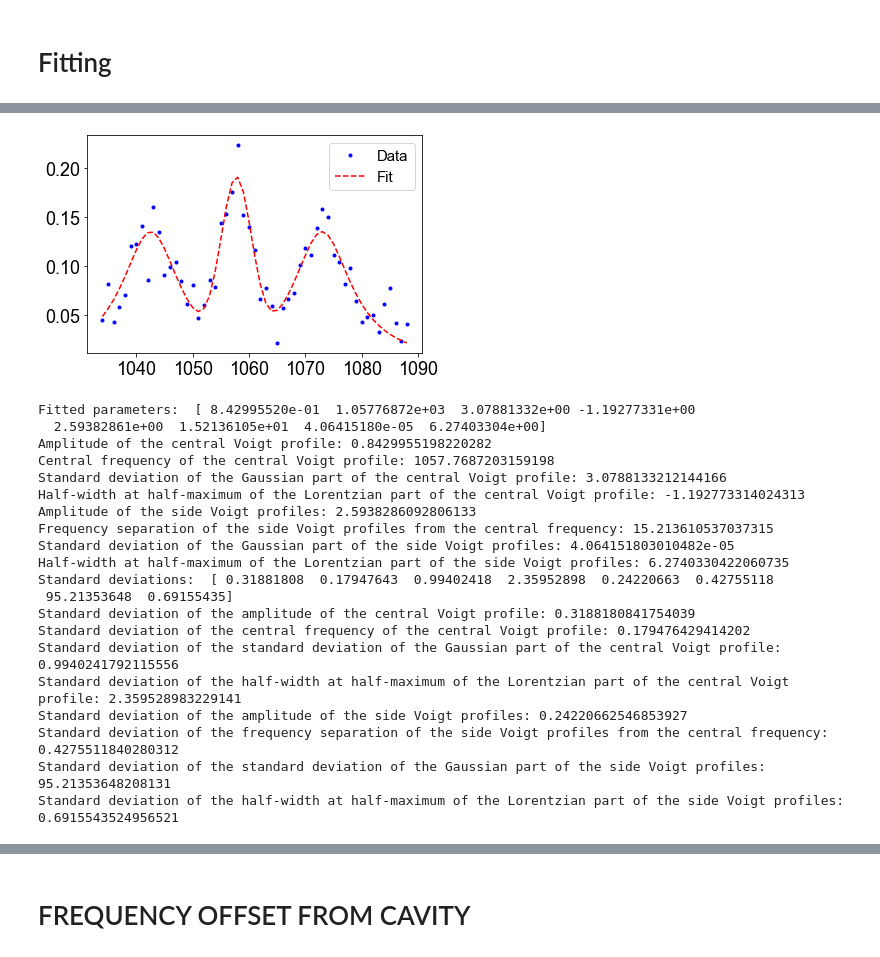
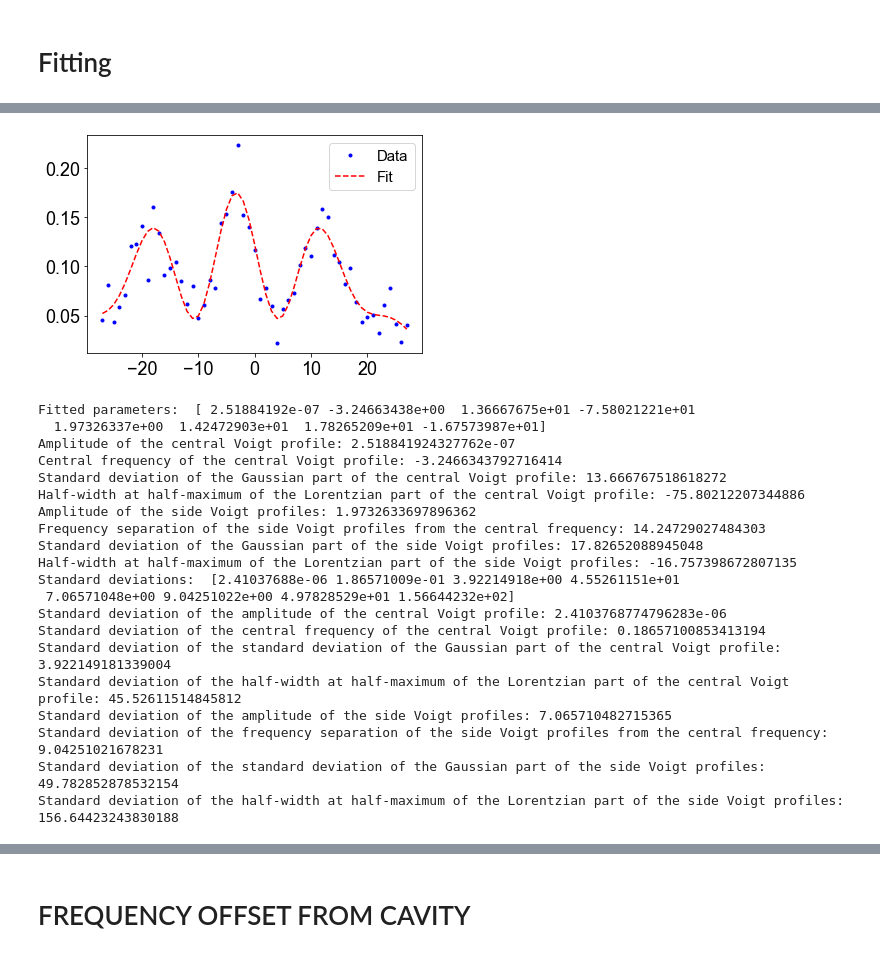
Before and after one commit to hsuchungchuan/Projects, a Jupyter notebook: Red MOT Shelving Data Analysis 20240902/FullDataAnalysisShelvingForDifferentBeamPowers.ipynb, the cells around one changed output, grey strips where cells are left out. Cells and saved outputs as stored; diff of their text form; code cells hidden in the pictures.

Commit message:
separated the normal fit from the cavityoffset x-axis

```diff
--- a/Red MOT Shelving Data Analysis 20240902/FullDataAnalysisShelvingForDifferentBeamPowers.ipynb
+++ b/Red MOT Shelving Data Analysis 20240902/FullDataAnalysisShelvingForDifferentBeamPowers.ipynb
@@ -362,7 +362,7 @@ def combined_voigt(x, amp_c, mu_c, sigma_c, gamma_c, amp_s, delta_s, sigma_s, ga
     return central + side_left + side_right
 
 # Generate some synthetic data (for demonstration)
-x_data3 = FrequencyOffsetFromCavity[-72:-17]
+x_data3 = FrequencyDetuning[-72:-17]
 y_data = ShelvingIntensityAverageArray_cleaned3[:-16]
 
 # Initial guesses for fitting parameters: [amp_c, mu_c, sigma_c, gamma_c, amp_s, delta_s, sigma_s, gamma_s]
@@ -375,7 +375,7 @@ y_data = ShelvingIntensityAverageArray_cleaned3[:-16]
 # delta_s: frequency separation of the side Voigt profiles from the central frequency
 # sigma_s: standard deviation of the Gaussian part of the side Voigt profiles
 # gamma_s: half-width at half-maximum of the Lorentzian part of the side Voigt profiles
-initial_guesses = [0.1, 1057.0, 3, 3, 0.1, 15, 1.0, 0.1]
+initial_guesses = [1.0, 1.0, 1.0, 0.5, 0.5, 1.0, 1.0, 0.5]
 
 # Fit the combined Voigt profile to the data
 popt3, pcov3 = curve_fit(combined_voigt, x_data3, y_data, p0=initial_guesses)
@@ -388,52 +388,52 @@ plt.show()
 
 # Print the fitted parameters
 print("Fitted parameters: ", popt3)
 
 # List them out individually
 print(f"Amplitude of the central Voigt profile: {popt3[0]}")
 print(f"Central frequency of the central Voigt profile: {popt3[1]}")
 print(f"Standard deviation of the Gaussian part of the central Voigt profile: {popt3[2]}")
 print(f"Half-width at half-maximum of the Lorentzian part of the central Voigt profile: {popt3[3]}")
 print(f"Amplitude of the side Voigt profiles: {popt3[4]}")
 print(f"Frequency separation of the side Voigt profiles from the central frequency: {popt3[5]}")
 print(f"Standard deviation of the Gaussian part of the side Voigt profiles: {popt3[6]}")
 print(f"Half-width at half-maximum of the Lorentzian part of the side Voigt profiles: {popt3[7]}")
 
 # Extract the pcov diagonal to get the standard deviations of the fitted parameters
 perr3 = np.sqrt(np.diag(pcov3))
 
 # Print the standard deviations
 print("Standard deviations: ", perr3)
 
 # List them out individually
 print(f"Standard deviation of the amplitude of the central Voigt profile: {perr3[0]}")
 print(f"Standard deviation of the central frequency of the central Voigt profile: {perr3[1]}")
 print(f"Standard deviation of the standard deviation of the Gaussian part of the central Voigt profile: {perr3[2]}")
 print(f"Standard deviation of the half-width at half-maximum of the Lorentzian part of the central Voigt profile: {perr3[3]}")
 print(f"Standard deviation of the amplitude of the side Voigt profiles: {perr3[4]}")
 print(f"Standard deviation of the frequency separation of the side Voigt profiles from the central frequency: {perr3[5]}")
 print(f"Standard deviation of the standard deviation of the Gaussian part of the side Voigt profiles: {perr3[6]}")
 print(f"Standard deviation of the half-width at half-maximum of the Lorentzian part of the side Voigt profiles: {perr3[7]}")
 # %% [output]
-[figure, old version]
+[figure, new version]
-Fitted parameters:  [ 8.42995520e-01  1.05776872e+03  3.07881332e+00 -1.19277331e+00
-  2.59382861e+00  1.52136105e+01  4.06415180e-05  6.27403304e+00]
-Amplitude of the central Voigt profile: 0.8429955198220282
-Central frequency of the central Voigt profile: 1057.7687203159198
-Standard deviation of the Gaussian part of the central Voigt profile: 3.0788133212144166
-Half-width at half-maximum of the Lorentzian part of the central Voigt profile: -1.192773314024313
-Amplitude of the side Voigt profiles: 2.5938286092806133
-Frequency separation of the side Voigt profiles from the central frequency: 15.213610537037315
-Standard deviation of the Gaussian part of the side Voigt profiles: 4.064151803010482e-05
-Half-width at half-maximum of the Lorentzian part of the side Voigt profiles: 6.2740330422060735
-Standard deviations:  [ 0.31881808  0.17947643  0.99402418  2.35952898  0.24220663  0.42755118
- 95.21353648  0.69155435]
-Standard deviation of the amplitude of the central Voigt profile: 0.3188180841754039
-Standard deviation of the central frequency of the central Voigt profile: 0.179476429414202
-Standard deviation of the standard deviation of the Gaussian part of the central Voigt profile: 0.9940241792115556
-Standard deviation of the half-width at half-maximum of the Lorentzian part of the central Voigt profile: 2.359528983229141
-Standard deviation of the amplitude of the side Voigt profiles: 0.24220662546853927
-Standard deviation of the frequency separation of the side Voigt profiles from the central frequency: 0.4275511840280312
-Standard deviation of the standard deviation of the Gaussian part of the side Voigt profiles: 95.21353648208131
-Standard deviation of the half-width at half-maximum of the Lorentzian part of the side Voigt profiles: 0.6915543524956521
+Fitted parameters:  [ 2.51884192e-07 -3.24663438e+00  1.36667675e+01 -7.58021221e+01
+  1.97326337e+00  1.42472903e+01  1.78265209e+01 -1.67573987e+01]
+Amplitude of the central Voigt profile: 2.518841924327762e-07
+Central frequency of the central Voigt profile: -3.2466343792716414
+Standard deviation of the Gaussian part of the central Voigt profile: 13.666767518618272
+Half-width at half-maximum of the Lorentzian part of the central Voigt profile: -75.80212207344886
+Amplitude of the side Voigt profiles: 1.9732633697896362
+Frequency separation of the side Voigt profiles from the central frequency: 14.24729027484303
+Standard deviation of the Gaussian part of the side Voigt profiles: 17.82652088945048
+Half-width at half-maximum of the Lorentzian part of the side Voigt profiles: -16.757398672807135
+Standard deviations:  [2.41037688e-06 1.86571009e-01 3.92214918e+00 4.55261151e+01
+ 7.06571048e+00 9.04251022e+00 4.97828529e+01 1.56644232e+02]
+Standard deviation of the amplitude of the central Voigt profile: 2.4103768774796283e-06
+Standard deviation of the central frequency of the central Voigt profile: 0.18657100853413194
+Standard deviation of the standard deviation of the Gaussian part of the central Voigt profile: 3.922149181339004
+Standard deviation of the half-width at half-maximum of the Lorentzian part of the central Voigt profile: 45.52611514845812
+Standard deviation of the amplitude of the side Voigt profiles: 7.065710482715365
+Standard deviation of the frequency separation of the side Voigt profiles from the central frequency: 9.04251021678231
+Standard deviation of the standard deviation of the Gaussian part of the side Voigt profiles: 49.782852878532154
+Standard deviation of the half-width at half-maximum of the Lorentzian part of the side Voigt profiles: 156.64423243830188
 # %%
```
Also changed, not shown: parts of 4 cells of this notebook.
